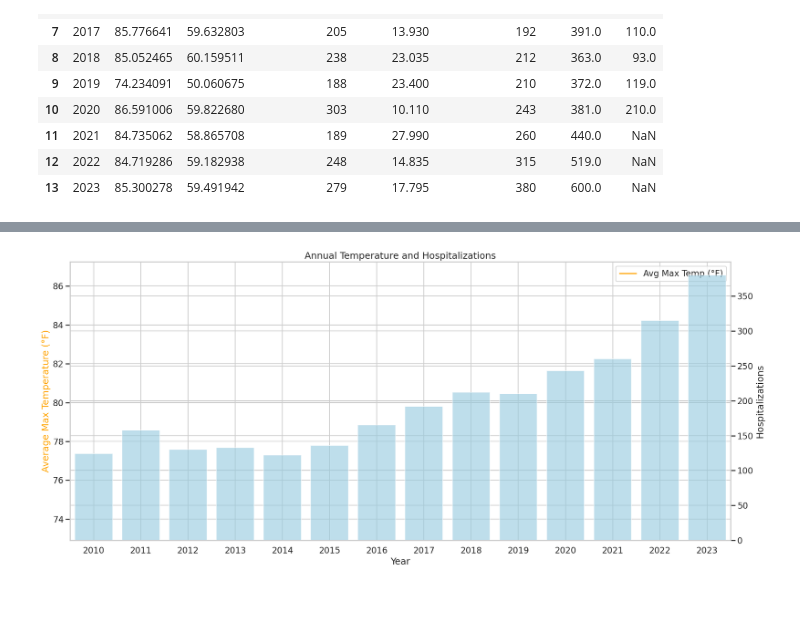
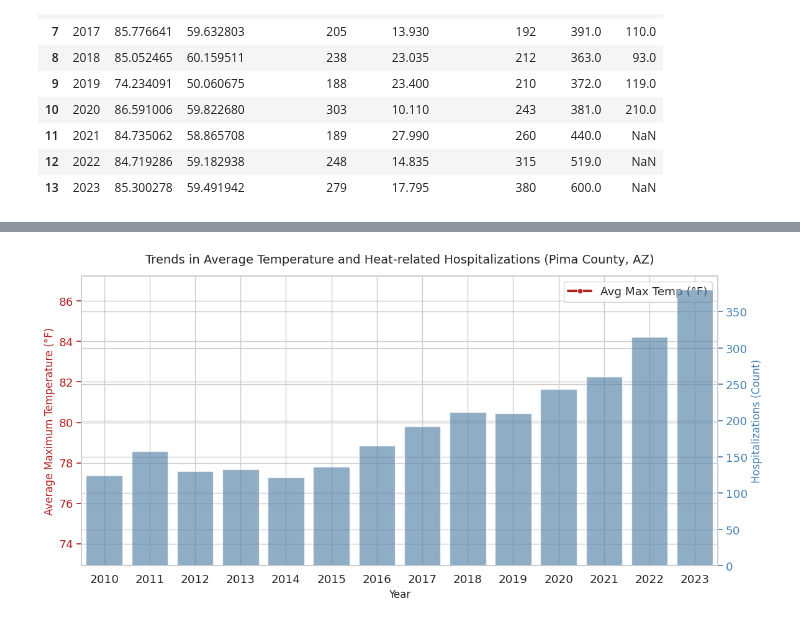
Before and after one commit to Johnson-Jeeva/HeatInjuryResearch, a Jupyter notebook: HeatInjuryResearch.ipynb, the cells around one changed output, grey strips where cells are left out. Cells and saved outputs as stored; diff of their text form; code cells hidden in the pictures.

```diff
--- a/HeatInjuryResearch.ipynb
+++ b/HeatInjuryResearch.ipynb
@@ -168,15 +169,28 @@ plt.show()
 # %%
-fig, ax1 = plt.subplots(figsize=(20,9))
-sns.lineplot(data=merged, x='Year', y='avg_TMAX', color='orange', label='Avg Max Temp (°F)', ax=ax1)
+sns.set_theme(style="whitegrid", font_scale=1.2)
+
+fig, ax1 = plt.subplots(figsize=(12,6))
+
+sns.lineplot(
+    data=merged, x='Year', y='avg_TMAX',
+    color='firebrick', linewidth=3, marker='o', label='Avg Max Temp (°F)', ax=ax1
+)
 
 ax2 = ax1.twinx()
-sns.barplot(data=merged, x='Year', y='Hospitalizations', color='skyblue', alpha=0.6, ax=ax2)
+sns.barplot(
+    data=merged, x='Year', y='Hospitalizations',
+    color='steelblue', alpha=0.65, ax=ax2
+)
 
-ax1.set_ylabel('Average Max Temperature (°F)', color='orange')
-ax2.set_ylabel('Hospitalizations')
-plt.title('Annual Temperature and Hospitalizations')
+ax1.set_ylabel('Average Maximum Temperature (°F)', color='firebrick', fontsize=12)
+ax2.set_ylabel('Hospitalizations (Count)', color='steelblue', fontsize=12)
+ax1.set_xlabel('Year', fontsize=12)
+ax1.tick_params(axis='y', colors='firebrick')
+ax2.tick_params(axis='y', colors='steelblue')
+plt.title('Trends in Average Temperature and Heat-related Hospitalizations (Pima County, AZ)',
+          fontsize=14, pad=15)
 plt.xticks(rotation=45)
 plt.tight_layout()
 plt.show()
 # %% [output]
-[figure, old version]
+[figure, new version]
```
Also changed, not shown: parts of 5 cells of this notebook.
